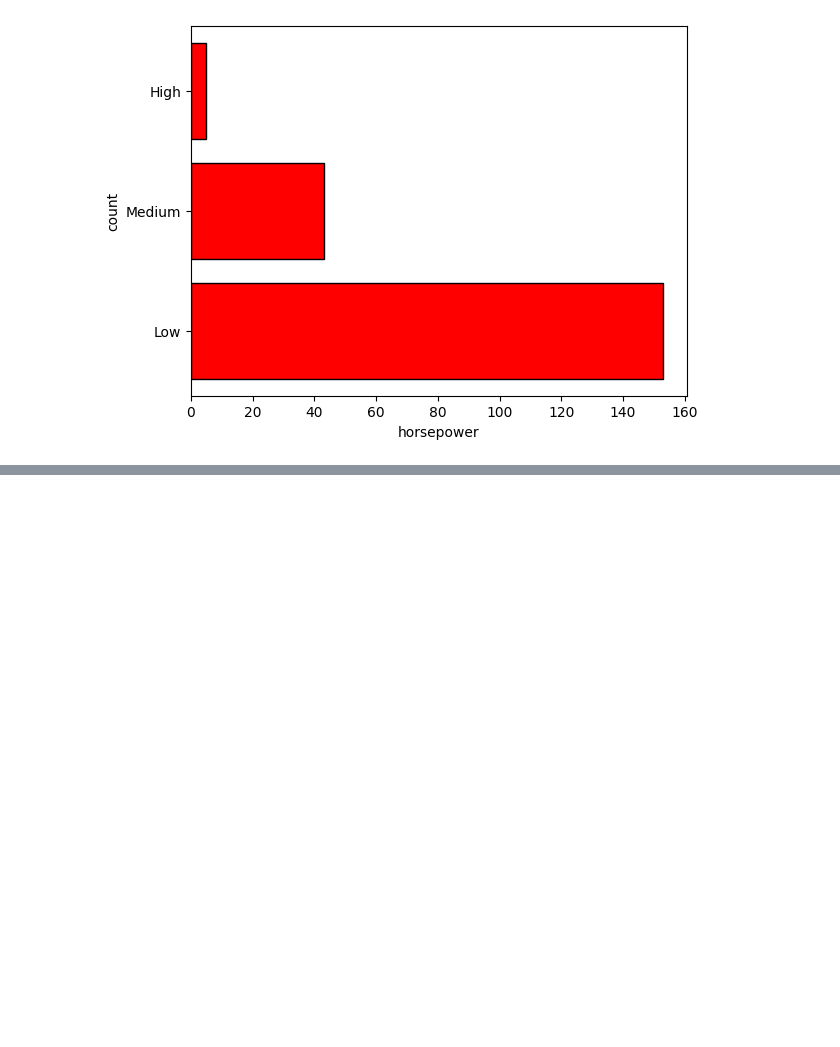
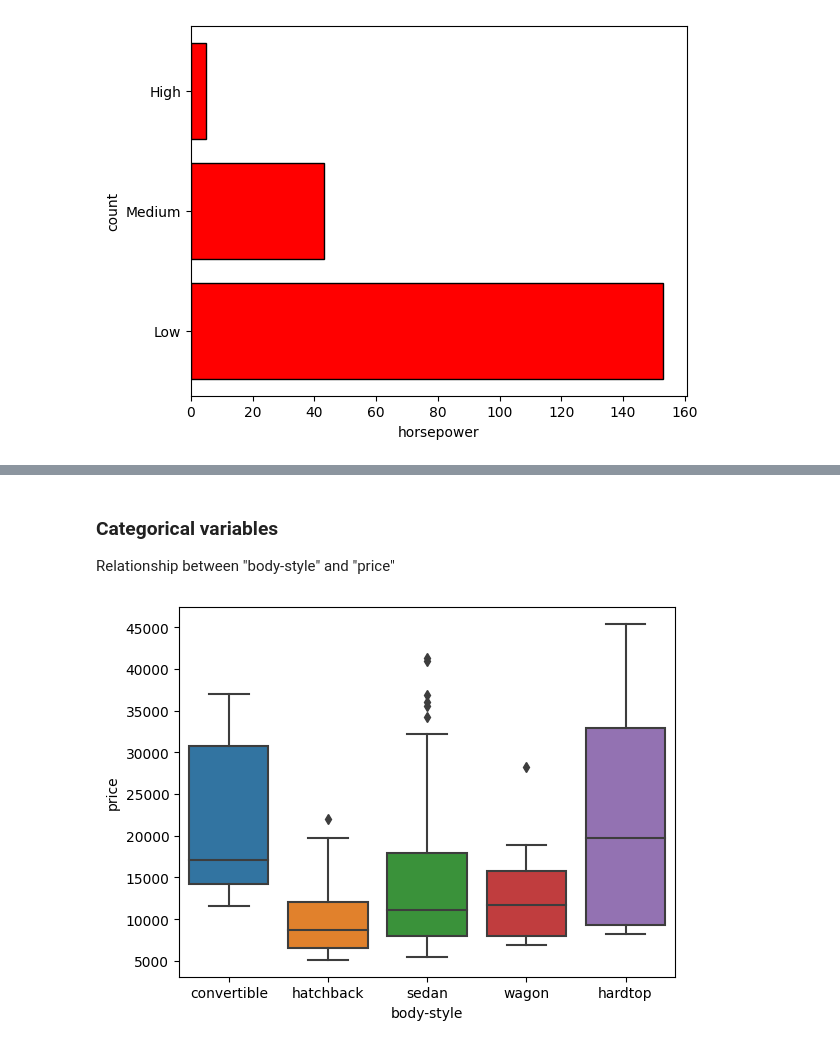
Before and after one commit to workvikrant/collage_project, a Jupyter notebook: Data_Analysis.ipynb, the cells around one changed output, grey strips where cells are left out. Saved outputs shown, nothing was run; the diff lists cells and outputs as text; code cells hidden in the pictures; blank space fills up the shorter version.

```diff
--- a/Data_Analysis.ipynb
+++ b/Data_Analysis.ipynb
@@ -359,0 +428,8 @@ Text(0, 0.5, 'count')
+# %% [markdown]
+<h3>Categorical variables</h3>
+
+Relationship between "body-style" and "price"
+# %%
+sns.boxplot(x="body-style", y="price", data=df);
+# %% [output]
+[figure, added]
```
Also changed, not shown: parts of 43 cells of this notebook, 1 other file.
